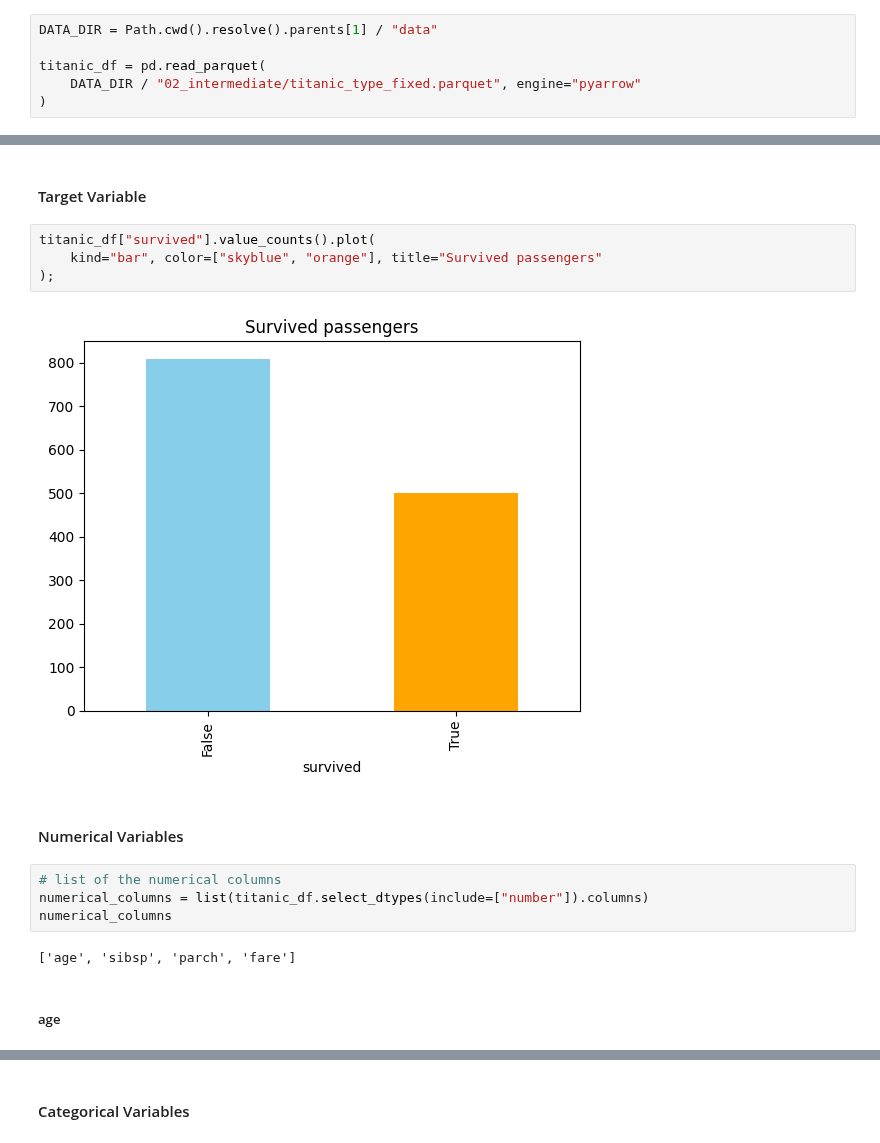
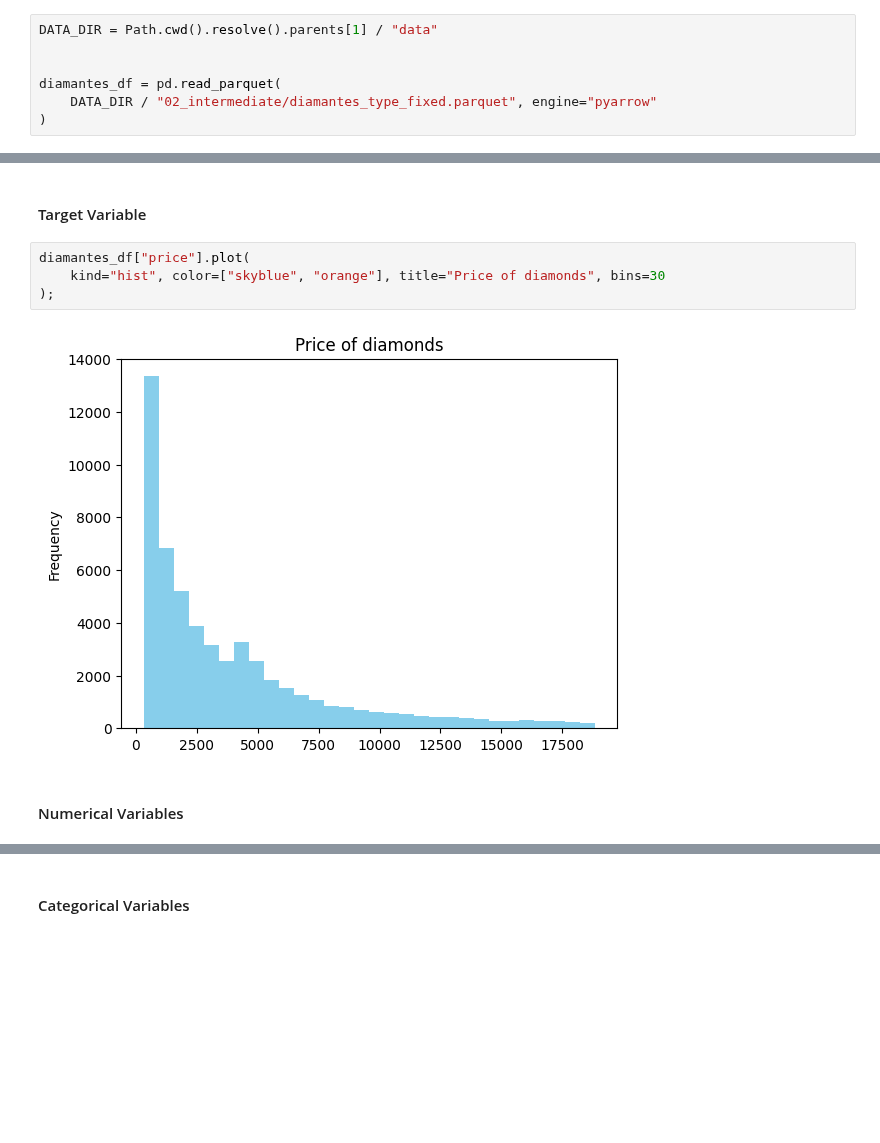
Before and after one commit to gamug/diamantes, a Jupyter notebook: notebooks/3-analysis/03-gmg-univariate-data_description_Manual-pandas-2026_08_18.ipynb, the cells around one changed output, grey strips where cells are left out. Saved outputs shown, nothing was run; the diff lists cells and outputs as text; blank space fills up the shorter version.

```diff
--- a/notebooks/3-analysis/03-gmg-univariate-data_description_Manual-pandas-2026_08_18.ipynb
+++ b/notebooks/3-analysis/03-gmg-univariate-data_description_Manual-pandas-2026_08_18.ipynb
@@ -40,8 +40,9 @@ The dataset has correct data types, fixed in:
 # %%
 DATA_DIR = Path.cwd().resolve().parents[1] / "data"
 
-titanic_df = pd.read_parquet(
-    DATA_DIR / "02_intermediate/titanic_type_fixed.parquet", engine="pyarrow"
+
+diamantes_df = pd.read_parquet(
+    DATA_DIR / "02_intermediate/diamantes_type_fixed.parquet", engine="pyarrow"
 )
 # %% [markdown]
 ## 📊 Data description
@@ -163,18 +135,10 @@ titanic_df.describe(include="category")
 # %% [markdown]
 #### Target Variable
 # %%
-titanic_df["survived"].value_counts().plot(
-    kind="bar", color=["skyblue", "orange"], title="Survived passengers"
+diamantes_df["price"].plot(
+    kind="hist", color=["skyblue", "orange"], title="Price of diamonds", bins=30
 );
 # %% [output]
-[figure, old version]
+[figure, new version]
 # %% [markdown]
 #### Numerical Variables
-# %%
-# list of the numerical columns
-numerical_columns = list(titanic_df.select_dtypes(include=["number"]).columns)
-numerical_columns
-# %% [output]
-['age', 'sibsp', 'parch', 'fare']
-# %% [markdown]
-##### age
```
Also changed, not shown: parts of 94 cells of this notebook.
